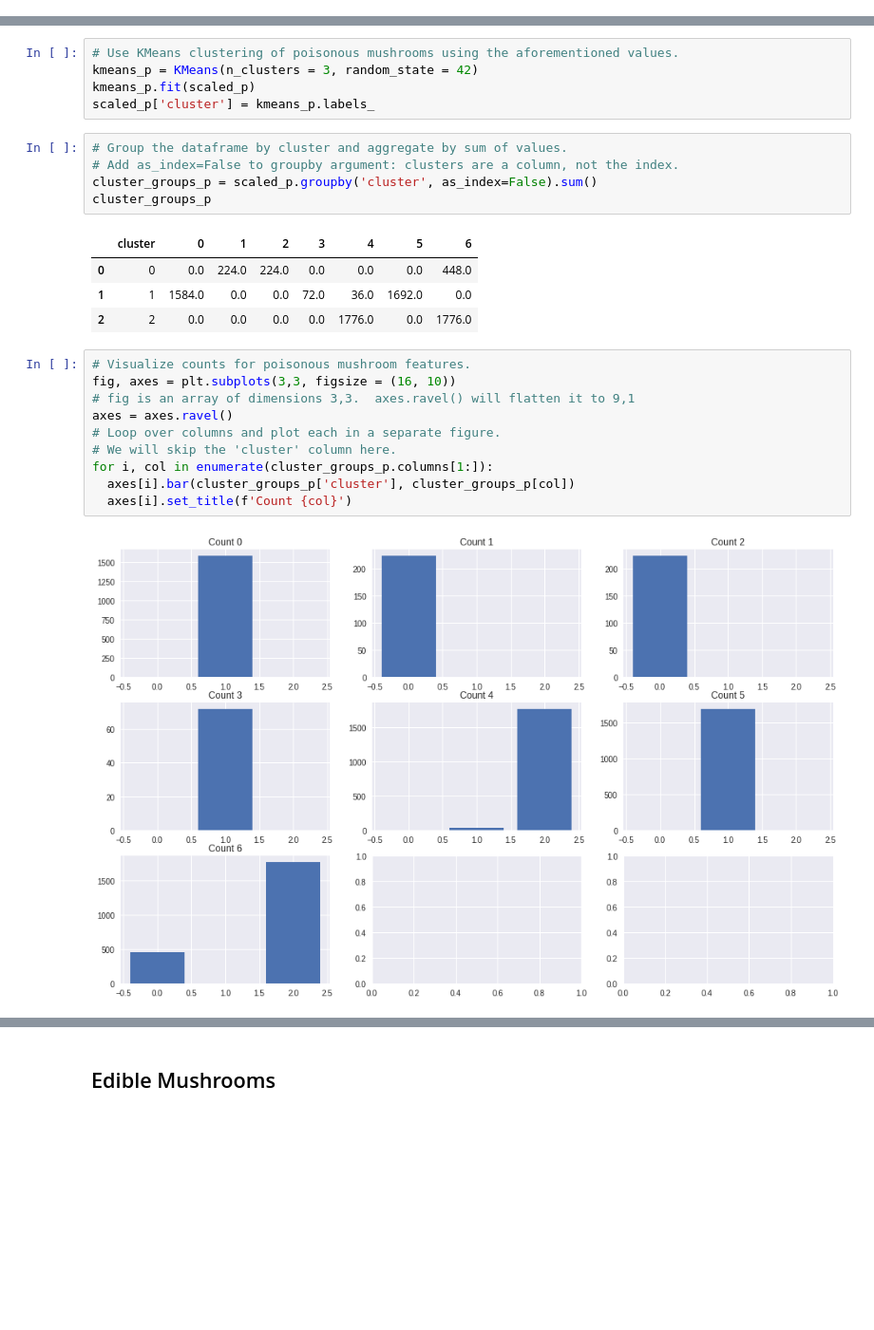
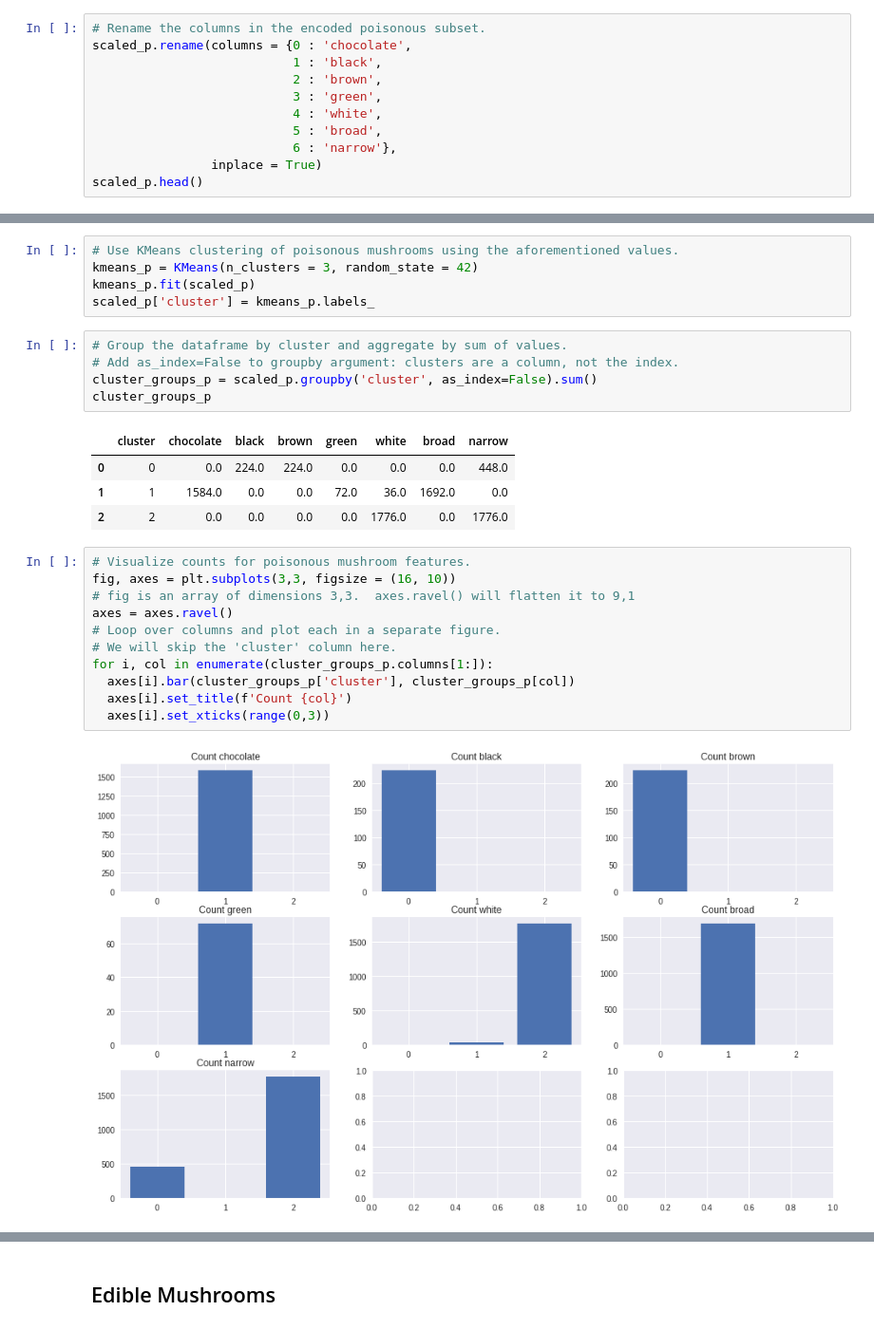
Before and after one commit to davidwan08/Mushroom-Classification-Modeling-and-Analysis-Project, a Jupyter notebook: Mushroom_Classification_Project_Data_Exploration_and_Modeling.ipynb, the cells around one changed output, grey strips where cells are left out. Shown at 95% size. Drawn from its saved outputs; the diff is of its cells as text; blank space fills up the shorter version.

```diff
--- a/Mushroom_Classification_Project_Data_Exploration_and_Modeling.ipynb
+++ b/Mushroom_Classification_Project_Data_Exploration_and_Modeling.ipynb
@@ -746,0 +818,11 @@ scaled_p.head()
+# %%
+# Rename the columns in the encoded poisonous subset.
+scaled_p.rename(columns = {0 : 'chocolate',
+                           1 : 'black',
+                           2 : 'brown',
+                           3 : 'green',
+                           4 : 'white',
+                           5 : 'broad',
+                           6 : 'narrow'},
+                inplace = True)
+scaled_p.head()
@@ -793,19 +882,20 @@ scaled_p['cluster'] = kmeans_p.labels_
 cluster_groups_p = scaled_p.groupby('cluster', as_index=False).sum()
 cluster_groups_p
 # %% [output]
-|  | cluster | 0 | 1 | 2 | 3 | 4 | 5 | 6 |
+|  | cluster | chocolate | black | brown | green | white | broad | narrow |
 | 0 | 0 | 0.0 | 224.0 | 224.0 | 0.0 | 0.0 | 0.0 | 448.0 |
 | 1 | 1 | 1584.0 | 0.0 | 0.0 | 72.0 | 36.0 | 1692.0 | 0.0 |
 | 2 | 2 | 0.0 | 0.0 | 0.0 | 0.0 | 1776.0 | 0.0 | 1776.0 |
 # %%
 # Visualize counts for poisonous mushroom features.
 fig, axes = plt.subplots(3,3, figsize = (16, 10))
 # fig is an array of dimensions 3,3.  axes.ravel() will flatten it to 9,1
 axes = axes.ravel()
 # Loop over columns and plot each in a separate figure.
 # We will skip the 'cluster' column here.
 for i, col in enumerate(cluster_groups_p.columns[1:]):
   axes[i].bar(cluster_groups_p['cluster'], cluster_groups_p[col])
   axes[i].set_title(f'Count {col}')
+  axes[i].set_xticks(range(0,3))
 # %% [output]
-[figure, old version]
+[figure, new version]
```
Also changed, not shown: parts of 122 cells of this notebook.
